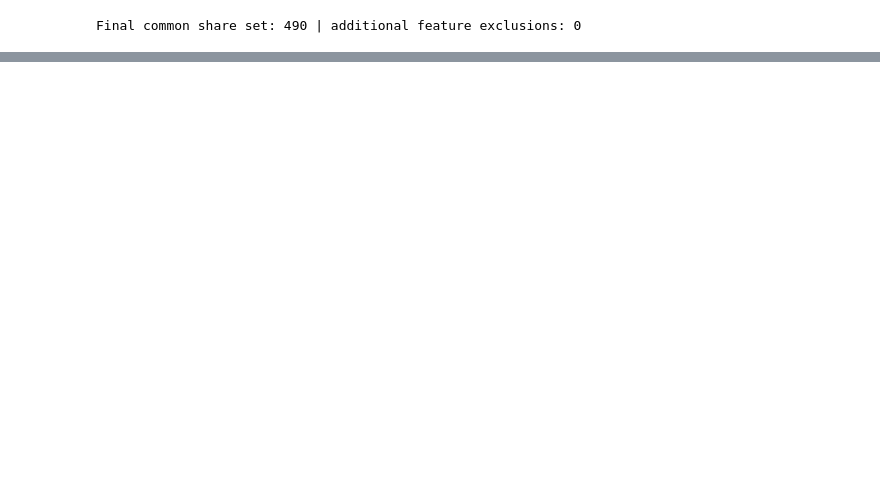
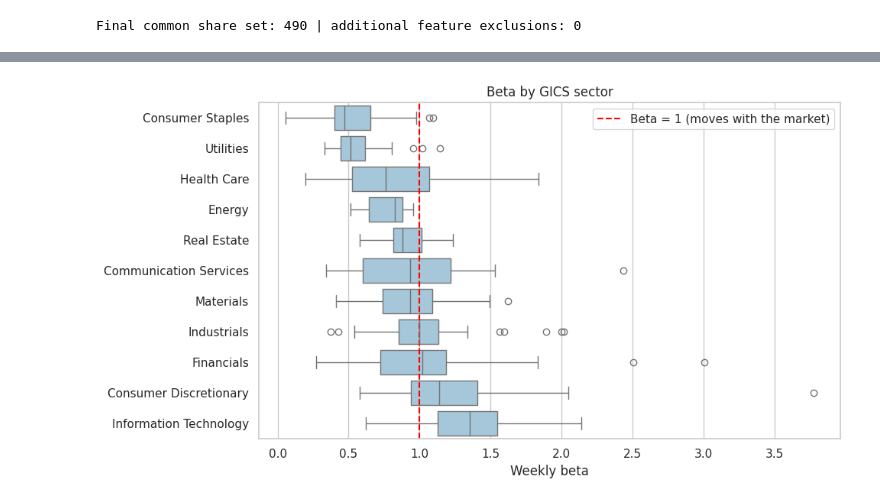
Before and after one commit to Dewdahara/CRMCM_CW1_w2054873, a Jupyter notebook: CRMCM_CW1_w2054873.ipynb, the cells around one changed output, grey strips where cells are left out. Saved outputs shown, nothing was run; the diff lists cells and outputs as text; code cells hidden in the pictures; blank space fills up the shorter version.

```diff
--- a/CRMCM_CW1_w2054873.ipynb
+++ b/CRMCM_CW1_w2054873.ipynb
@@ -1176,0 +1759,22 @@ Final common share set: 490 | additional feature exclusions: 0
+# %%
+# Chart: boxplots of beta for each GICS sector, ordered by median beta, with a red line at beta = 1.
+order = features_final.groupby("Sector")["weekly_beta"].median().sort_values().index
+fig, ax = plt.subplots(figsize=(10, 5.5))
+sns.boxplot(data=features_final, y="Sector", x="weekly_beta", order=order, color="#9ecae1", ax=ax)
+ax.axvline(1, color="red", ls="--", label="Beta = 1 (moves with the market)")
+ax.set_xlabel("Weekly beta")
+ax.set_ylabel("")
+ax.set_title("Beta by GICS sector")
+ax.legend()
+plt.tight_layout()
+plt.show()
+
+# Output:
+# Consumer Staples (median about 0.47) and Utilities (about 0.5) have the lowest betas, well below
+# 1.
+# Information Technology has the highest median (about 1.35), followed by Consumer Discretionary
+# (about 1.14).
+# Health Care, Energy and Real Estate are below 1, and Industrials and Financials are around 1.
+# Consumer Discretionary has the biggest outlier (CVNA at about 3.8).
+# %% [output]
+[figure, added]
```
Also changed, not shown: parts of 27 cells of this notebook.
